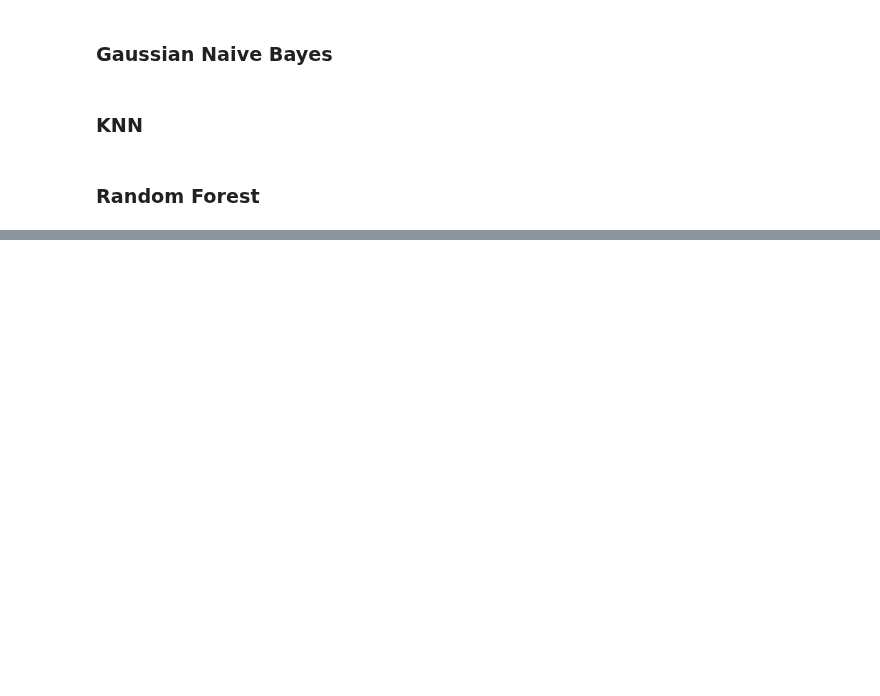
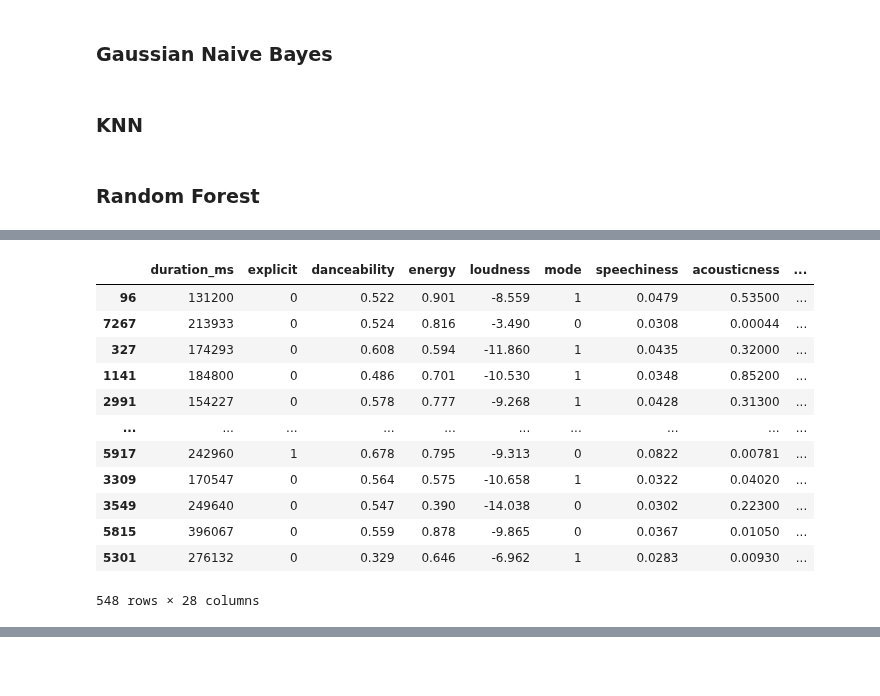
Before and after one commit to xRiku/gp-ufes, a Jupyter notebook: billboard_x_spotify.ipynb, the cells around one changed output, grey strips where cells are left out. Saved outputs shown, nothing was run; the diff lists cells and outputs as text; code cells hidden in the pictures; blank space fills up the shorter version.

```diff
--- a/billboard_x_spotify.ipynb
+++ b/billboard_x_spotify.ipynb
@@ -564,0 +593,18 @@ evaluate_models(models, hit_song_test_df.drop('hit', axis=1), hit_song_test_df['
+# %%
+hit_song_test_df['predicted'] = predictions
+incorrect_predictions = hit_song_test_df[hit_song_test_df['hit'] != hit_song_test_df['predicted']]
+incorrect_predictions
+# %% [output]
+|  | duration_ms | explicit | danceability | energy | loudness | mode | speechiness | acousticness | ... |
+| 96 | 131200 | 0 | 0.522 | 0.901 | -8.559 | 1 | 0.0479 | 0.53500 | ... |
+| 7267 | 213933 | 0 | 0.524 | 0.816 | -3.490 | 0 | 0.0308 | 0.00044 | ... |
+| 327 | 174293 | 0 | 0.608 | 0.594 | -11.860 | 1 | 0.0435 | 0.32000 | ... |
+| 1141 | 184800 | 0 | 0.486 | 0.701 | -10.530 | 1 | 0.0348 | 0.85200 | ... |
+| 2991 | 154227 | 0 | 0.578 | 0.777 | -9.268 | 1 | 0.0428 | 0.31300 | ... |
+| ... | ... | ... | ... | ... | ... | ... | ... | ... | ... |
+| 5917 | 242960 | 1 | 0.678 | 0.795 | -9.313 | 0 | 0.0822 | 0.00781 | ... |
+| 3309 | 170547 | 0 | 0.564 | 0.575 | -10.658 | 1 | 0.0322 | 0.04020 | ... |
+| 3549 | 249640 | 0 | 0.547 | 0.390 | -14.038 | 0 | 0.0302 | 0.22300 | ... |
+| 5815 | 396067 | 0 | 0.559 | 0.878 | -9.865 | 0 | 0.0367 | 0.01050 | ... |
+| 5301 | 276132 | 0 | 0.329 | 0.646 | -6.962 | 1 | 0.0283 | 0.00930 | ... |
+548 rows × 28 columns
```
Also changed, not shown: parts of 7 cells of this notebook.
